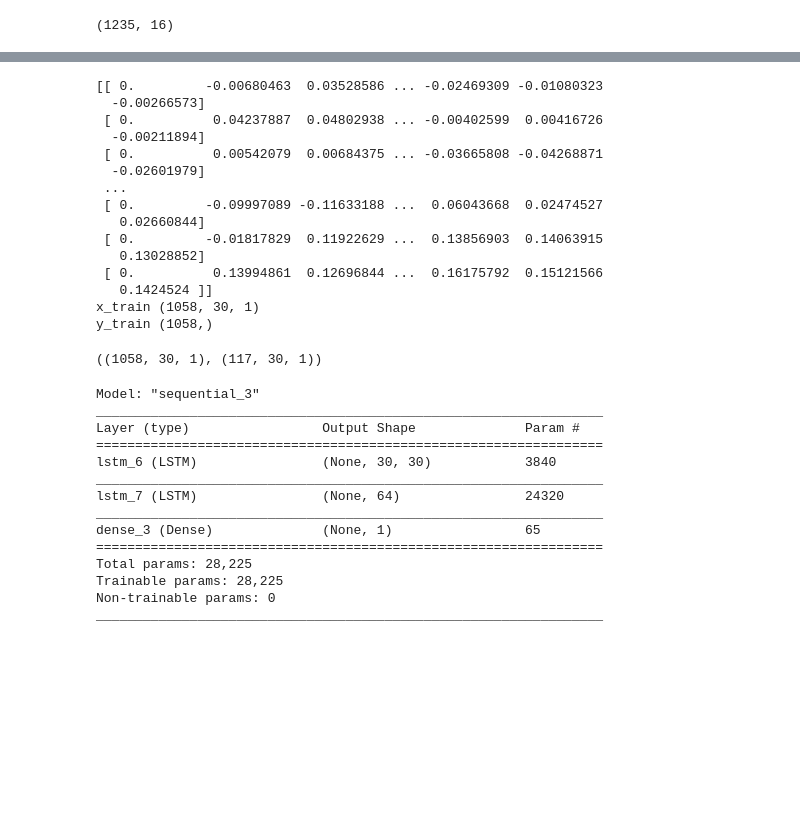
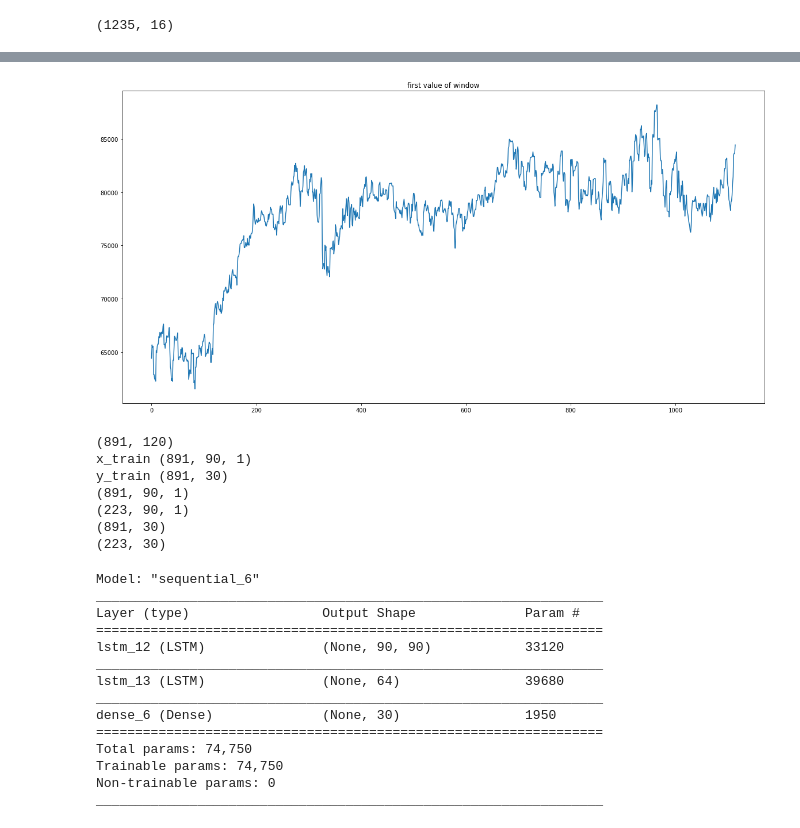
Before and after one commit to KxxHyoRim/KoreanCow_Suppy_Demand_Prediction, a Jupyter notebook: Korean_cow_predict_only_price_feature.ipynb, the cells around one changed output, grey strips where cells are left out. Saved outputs shown, nothing was run; the diff lists cells and outputs as text; code cells hidden in the pictures; blank space fills up the shorter version.

```diff
--- a/Korean_cow_predict_only_price_feature.ipynb
+++ b/Korean_cow_predict_only_price_feature.ipynb
@@ -73,6 +70,21 @@ for window in result:
   idx += 1
 
 result = np.array(normalized_data)
+# %%
+real_data
+
+
+plt.gcf().set_size_inches(20, 10, forward=True)
+
+start = 0
+end = -1
+
+real = plt.plot(real_data, label='real_data')
+
+plt.title('first value of window')
+plt.show()
+# %% [output]
+[figure, added]
 # %%
 # normalized_data = []
 
@@ -86,66 +98,61 @@ result = np.array(normalized_data)
 # result = np.array(normalized_data)
 # %%
 # split train and test data
-row = int(round(result.shape[0] * 0.9))
-train = result[:row, :]
-print(train)
+row = int(round(result.shape[0] * 0.8))
+train = result[-row:-1, :]
+# print(train)
 # np.random.shuffle(train)
+print(train.shape)
 
-x_train = train[:, :-30]
+x_train = train[:, :90]
 x_train = np.reshape(x_train, (x_train.shape[0], x_train.shape[1], 1))
-y_train = train[:, -30]
+y_train = train[:, 90: ]
 print("x_train", x_train.shape)
 print("y_train", y_train.shape)
 
-x_test = result[row:, :-30]
+x_test = result[:result.shape[0]-row, :90]
 x_test = np.reshape(x_test, (x_test.shape[0], x_test.shape[1], 1))
-y_test = result[row:, -30]
+y_test = result[:result.shape[0]-row, 90:]
 
-x_train.shape, x_test.shape
+print(x_train.shape) # (939, 30, 1)
+print(x_test.shape)
+print(y_train.shape)  # (939, 30)
+print(y_test.shape)
 # %% [output]
-[[ 0.         -0.00680463  0.03528586 ... -0.02469309 -0.01080323
-  -0.00266573]
- [ 0.          0.04237887  0.04802938 ... -0.00402599  0.00416726
-  -0.00211894]
- [ 0.          0.00542079  0.00684375 ... -0.03665808 -0.04268871
-  -0.02601979]
- ...
- [ 0.         -0.09997089 -0.11633188 ...  0.06043668  0.02474527
-   0.02660844]
- [ 0.         -0.01817829  0.11922629 ...  0.13856903  0.14063915
-   0.13028852]
- [ 0.          0.13994861  0.12696844 ...  0.16175792  0.15121566
-   0.1424524 ]]
-x_train (1058, 30, 1)
-y_train (1058,)
+(891, 120)
+x_train (891, 90, 1)
+y_train (891, 30)
+(891, 90, 1)
+(223, 90, 1)
+(891, 30)
+(223, 30)
-((1058, 30, 1), (117, 30, 1))
 # %%
 """Build Model"""
 
 model = Sequential()
 
-model.add(LSTM(30, return_sequences=True, input_shape=(30, 1)))
+model.add(LSTM(90, return_sequences=True, input_shape=(90, 1)))
 
 model.add(LSTM(64, return_sequences=False))
 
-model.add(Dense(1, activation='linear'))
+model.add(Dense(30, activation='linear'))
 
-model.compile(loss='mse', optimizer='rmsprop')
+model.compile(loss='mse', optimizer='adam')
 
 model.summary()
 # %% [output]
-Model: "sequential_3"
+Model: "sequential_6"
 _________________________________________________________________
 Layer (type)                 Output Shape              Param #
 =================================================================
-lstm_6 (LSTM)                (None, 30, 30)            3840
+lstm_12 (LSTM)               (None, 90, 90)            33120
 _________________________________________________________________
-lstm_7 (LSTM)                (None, 64)                24320
+lstm_13 (LSTM)               (None, 64)                39680
 _________________________________________________________________
-dense_3 (Dense)              (None, 1)                 65
+dense_6 (Dense)              (None, 30)                1950
 =================================================================
-Total params: 28,225
-Trainable params: 28,225
+Total params: 74,750
+Trainable params: 74,750
 Non-trainable params: 0
 _________________________________________________________________
 # %%
```
Also changed, not shown: parts of 13 cells of this notebook.
